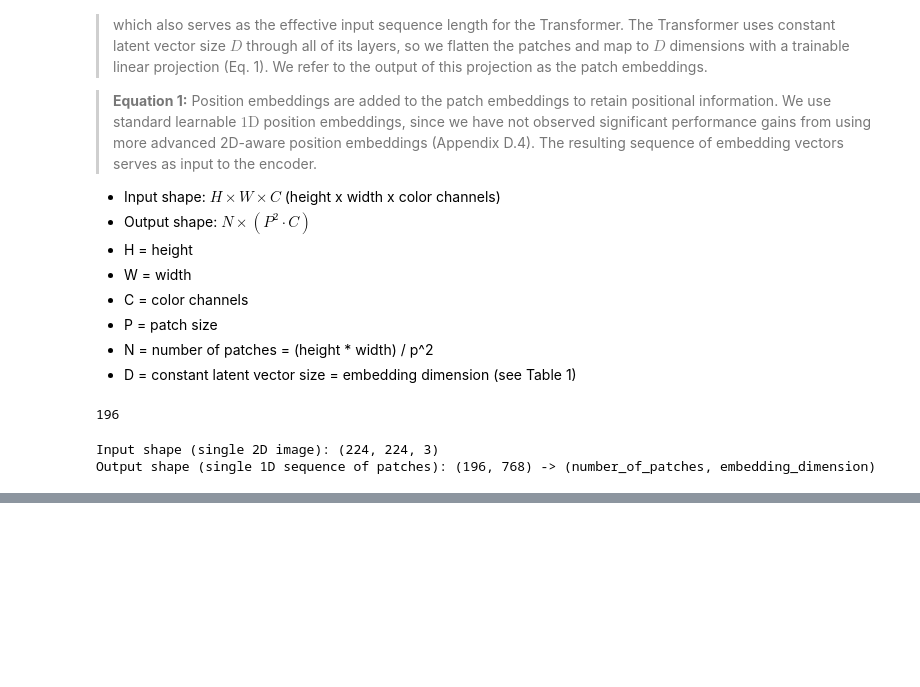
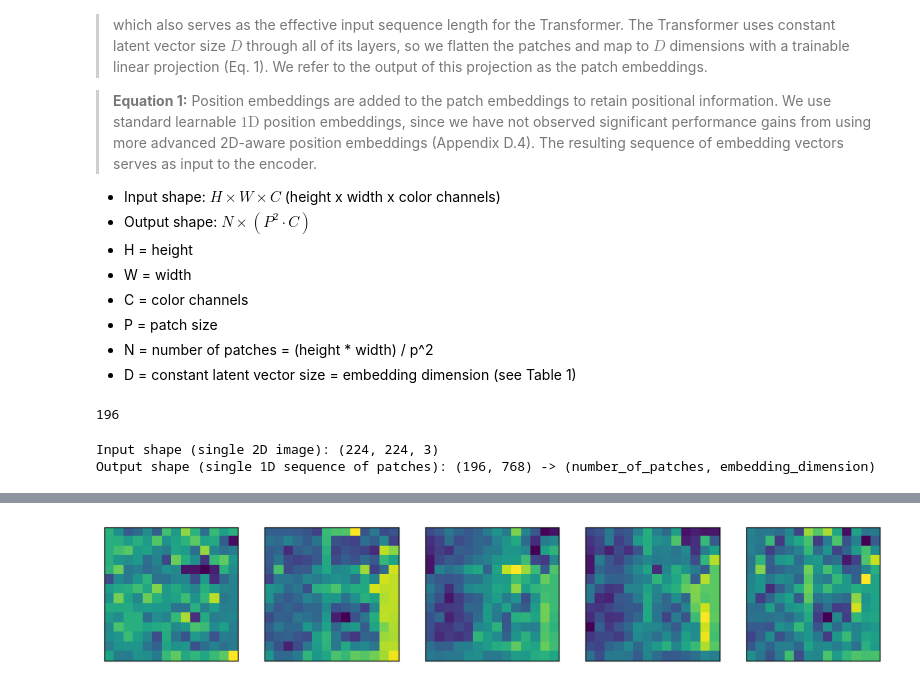
Before and after one commit to Adarsh0047/PyTorch-ZTM, a Jupyter notebook: 8. Paper Replicating/08_Paper_Replicating_With_Pytorch.ipynb, the cells around one changed output, grey strips where cells are left out. Saved outputs shown, nothing was run; the diff lists cells and outputs as text; code cells hidden in the pictures; blank space fills up the shorter version.

```diff
--- a/8. Paper Replicating/08_Paper_Replicating_With_Pytorch.ipynb
+++ b/8. Paper Replicating/08_Paper_Replicating_With_Pytorch.ipynb
@@ -274,0 +337,12 @@ Output shape (single 1D sequence of patches): (196, 768) -> (number_of_patches,
+# %%
+### 4.3 Patch and turn images into embeddings
+
+from torch import nn
+
+patch_size = 16
+
+conv2d = nn.Conv2d(in_channels=3,
+                    out_channels=768,
+                    kernel_size=patch_size,
+                    stride=patch_size,
+                    padding=0)
@@ -274,0 +364,12 @@ Output shape (single 1D sequence of patches): (196, 768) -> (number_of_patches,
+# %%
+import random
+random_indexes = random.sample(range(0, 758), k=5)
+
+fig, ax = plt.subplots(nrows=1, ncols=5, figsize=(12, 12))
+
+for i, idx in enumerate(random_indexes):
+    img_ftr_map = image_out_of_conv[:, idx, :, :]
+    ax[i].imshow(img_ftr_map.squeeze().detach().numpy())
+    ax[i].set(xticklabels=[], yticklabels=[], xticks=[], yticks=[]);
+# %% [output]
+[figure, added]
```
Also changed, not shown: parts of 11 cells of this notebook.
